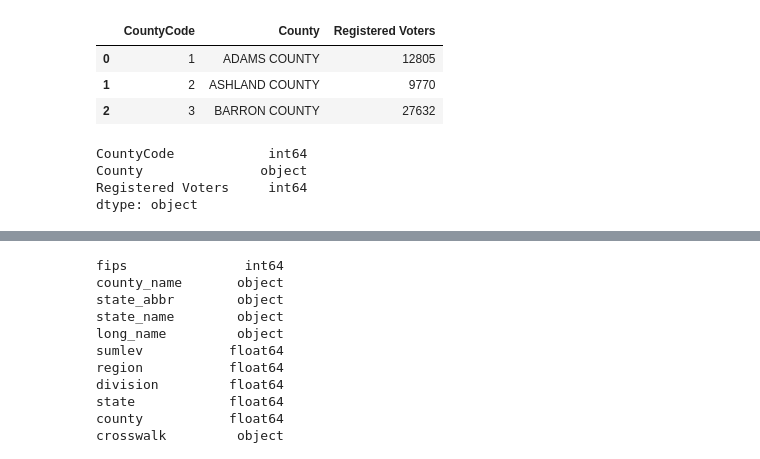
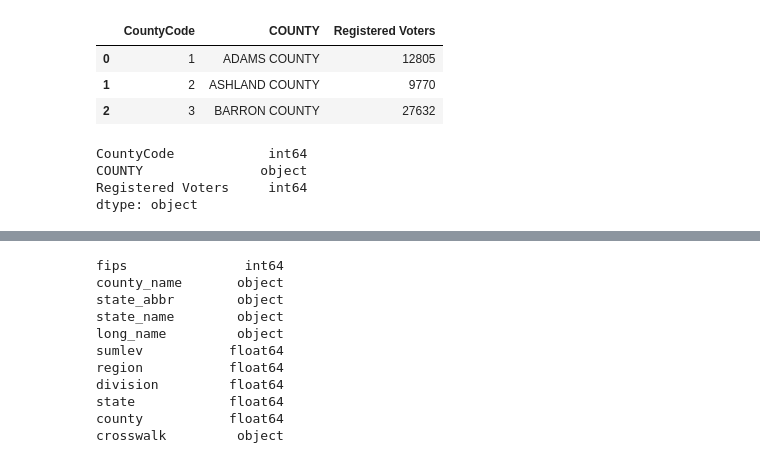
Before and after one commit to rickyzhang82/WI-2020-Voter-Turnout, a Jupyter notebook: WI County Turnout Study.ipynb, the cells around one changed output, grey strips where cells are left out. Drawn from its saved outputs; the diff is of its cells as text; code cells hidden in the pictures.

```diff
--- a/WI County Turnout Study.ipynb
+++ b/WI County Turnout Study.ipynb
@@ -14,9 +14,10 @@ COUNTY_FISP = 'county_fips_master.csv'
 reg_voter_df =  pd.read_csv(os.path.join(DATA_ROOT_PATH, WI_COUNTY_REG_VOTER), encoding='us-ascii')
 # %%
 reg_voter_df['Registered Voters'] = reg_voter_df['Registered Voters'].apply(int)
+reg_voter_df=reg_voter_df.rename(columns={'County':'COUNTY'})
 reg_voter_df.head(3)
 # %% [output]
-|  | CountyCode | County | Registered Voters |
+|  | CountyCode | COUNTY | Registered Voters |
 | 0 | 1 | ADAMS COUNTY | 12805 |
 | 1 | 2 | ASHLAND COUNTY | 9770 |
 | 2 | 3 | BARRON COUNTY | 27632 |
@@ -24,7 +25,7 @@ reg_voter_df.head(3)
 reg_voter_df.dtypes
 # %% [output]
 CountyCode            int64
-County               object
+COUNTY               object
 Registered Voters     int64
 dtype: object
 # %%
```
Also changed, not shown: parts of 21 cells of this notebook, 5 other files.
